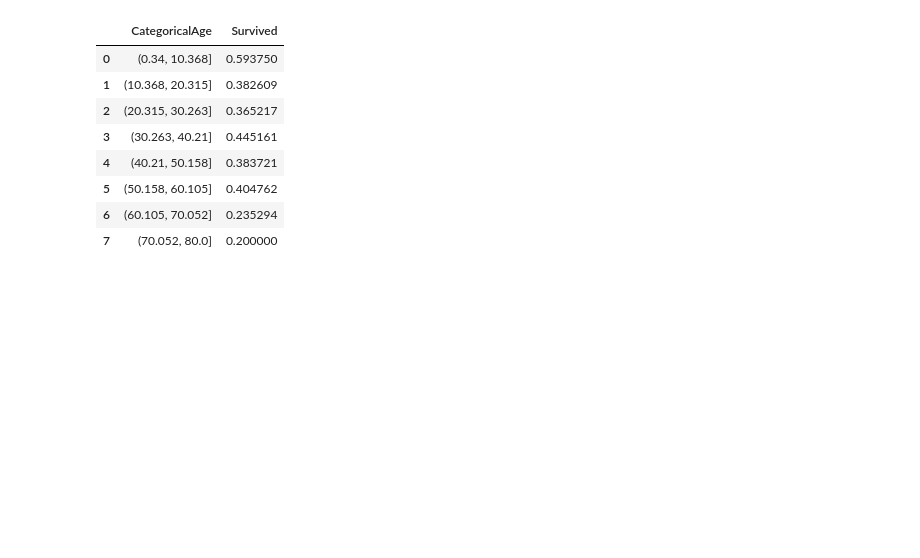
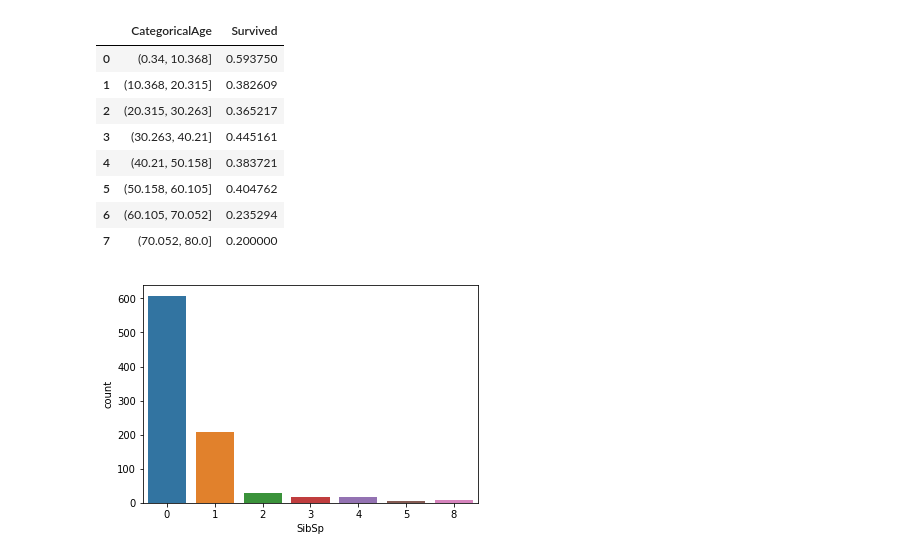
Before and after one commit to aki-06/kaggle_tutorial, a Jupyter notebook: kaggle_tutorial.ipynb, the cells around one changed output. Saved outputs shown, nothing was run; the diff lists cells and outputs as text; code cells hidden in the pictures; blank space fills up the shorter version.

```diff
--- a/kaggle_tutorial.ipynb
+++ b/kaggle_tutorial.ipynb
@@ -196,4 +196,7 @@ df_train[['CategoricalAge', 'Survived']].groupby(['CategoricalAge'], as_index=Fa
 | 7 | (70.052, 80.0] | 0.200000 |
 # %%
 # 乗船している兄弟・配偶者の数
-sns.countplot(x='SibSp', )
+sns.countplot(x='SibSp', data=df_train)
+plt.show()
+# %% [output]
+[figure, added]
```
Also changed, not shown: parts of 1 cell of this notebook.
